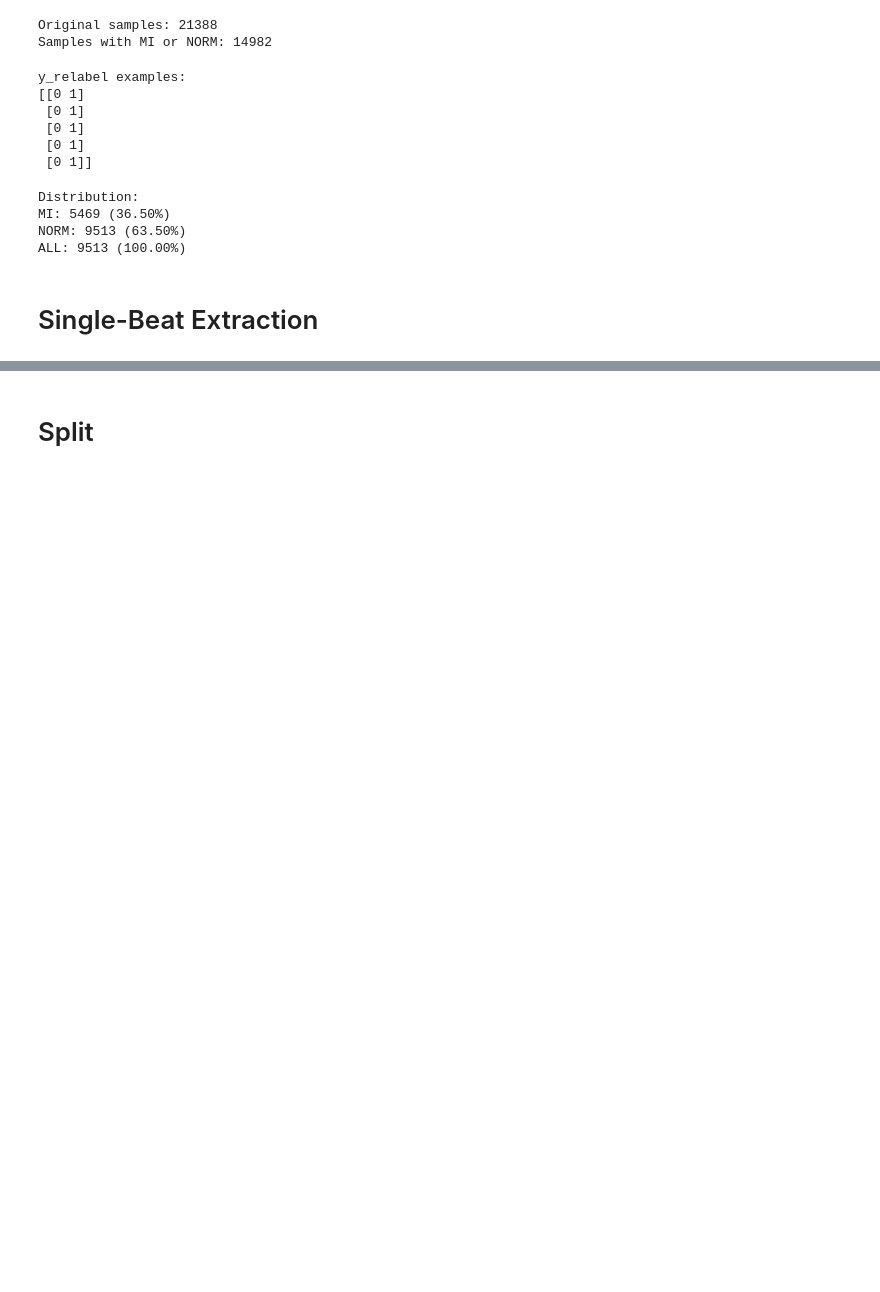
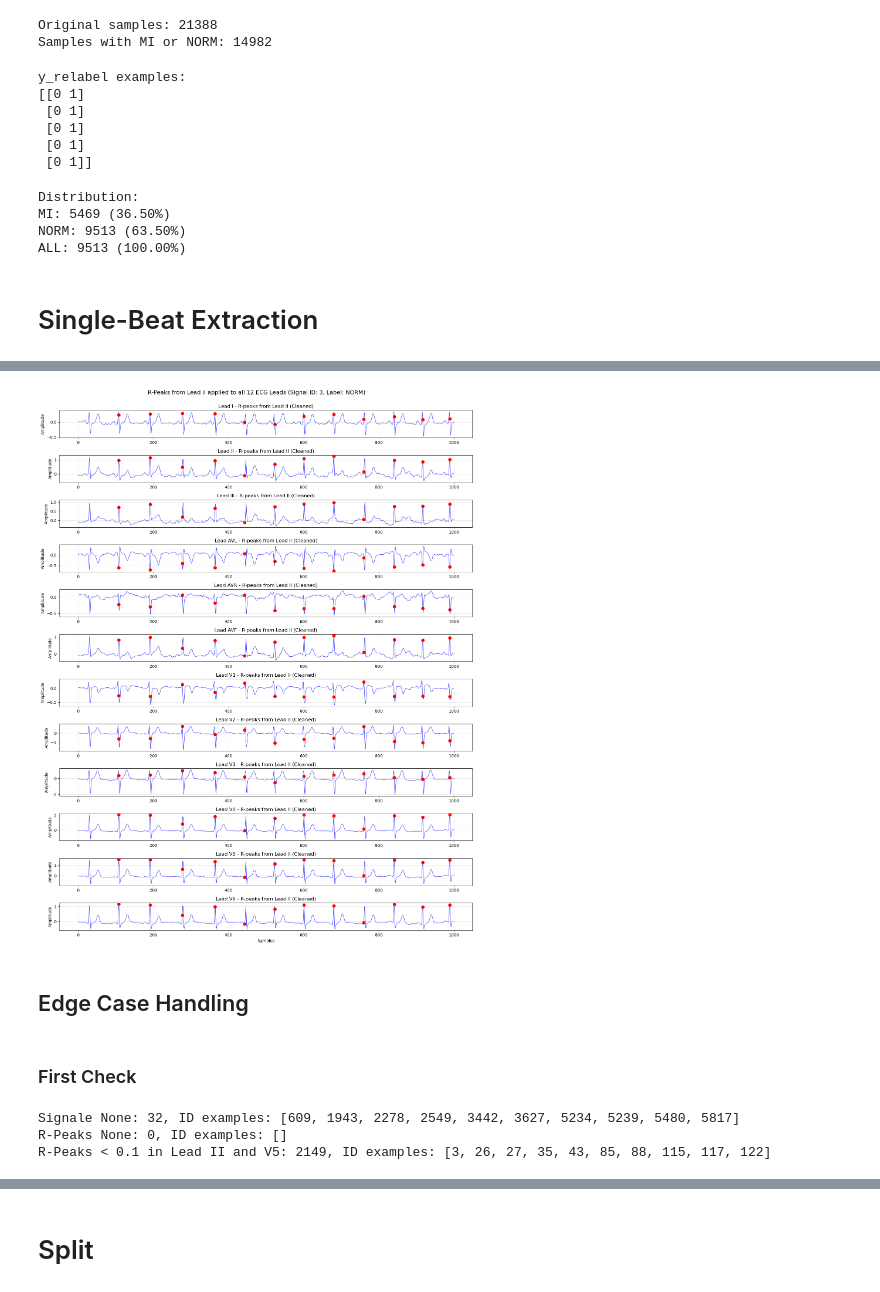
Before and after one commit to AliceKitchkin/ECG_xAI, a Jupyter notebook: notebooks/01_data_pipeline.ipynb, the cells around one changed output, grey strips where cells are left out. Drawn from its saved outputs; the diff is of its cells as text; code cells hidden in the pictures; blank space fills up the shorter version.

Commit message:
extract single beats

```diff
--- a/notebooks/01_data_pipeline.ipynb
+++ b/notebooks/01_data_pipeline.ipynb
@@ -11,8 +17,11 @@ from src.utils.data_preprocessing import DataPreprocessor
 # Variables
 # %%
 DATA_DIR = "../data/raw/ptb_xl_ecg/"
+SINGLE_BEATS_DIR = "../data/preprocessed/single_beats"
+WINDOW_CONFIG_DIR = f"{SINGLE_BEATS_DIR}/window_configs/"
+SCALER_DIR = f"../data/results/scaler/"
+PREPROCESSED_DIR = f"../data/preprocessed/"
+
 SAMPLING_FREQUENCY = 100
 TASK = "superdiagnostic"
-SCALER_DIR = f"../data/results/scaler/"
-PREPROCESSED_DIR = f"../data/preprocessed/"
-CLASS_NAMES = ['MI', 'NORM'] # OTHER
+CLASS_NAMES = ['MI', 'NORM']
@@ -183,0 +142,4 @@ for i, x, color in zip(labels, heartbeats_pivoted, cmap):
+# %%
+method = 'neurokit' # pan_tompkins, neurokit
+lead_for_rpeak_detection = 1 # Lead II
+lead_names = ['I', 'II', 'III', 'AVL', 'AVR', 'AVF', 'V1', 'V2', 'V3', 'V4', 'V5', 'V6']
@@ -183,0 +257,4 @@ for i, x, color in zip(labels, heartbeats_pivoted, cmap):
+# %%
+# LOAD
+single_beats_dir = os.path.join(SINGLE_BEATS_DIR, method)
+all_cleaned_signals, all_rpeaks, detection_info, metadata = SingleBeatsDetector.load_clean_signals_and_rpeaks(single_beats_dir)
@@ -183,0 +279,3 @@ for i, x, color in zip(labels, heartbeats_pivoted, cmap):
+# %%
+signal_idx = 3
+label = detection_info[signal_idx]["label_name"]
@@ -183,0 +297,21 @@ for i, x, color in zip(labels, heartbeats_pivoted, cmap):
+# %%
+# signal_idx = 3
+# label = detection_info[signal_idx]["label_name"]
+SingleBeatsDetector.plot_one_signal_with_rpeaks(signal_idx, all_cleaned_signals, all_rpeaks, lead_names, label)
+# %% [output]
+[figure, added]
+# %% [markdown]
+## Edge Case Handling
+# %% [markdown]
+### First Check
+# %%
+signals_none, rpeaks_none, rpeaks_failed = SingleBeatsDetector.filter_signals_by_failed_rpeaks(all_cleaned_signals, all_rpeaks)
+
+
+print(f"Signale None: {len(signals_none)}, ID examples: {signals_none[:10]}")
+print(f"R-Peaks None: {len(rpeaks_none)}, ID examples: {rpeaks_none[:10]}")
+print(f"R-Peaks < 0.1 in Lead II and V5: {len(rpeaks_failed)}, ID examples: {rpeaks_failed[:10]}")
+# %% [output]
+Signale None: 32, ID examples: [609, 1943, 2278, 2549, 3442, 3627, 5234, 5239, 5480, 5817]
+R-Peaks None: 0, ID examples: []
+R-Peaks < 0.1 in Lead II and V5: 2149, ID examples: [3, 26, 27, 35, 43, 85, 88, 115, 117, 122]
```
Also changed, not shown: parts of 50 cells of this notebook.
